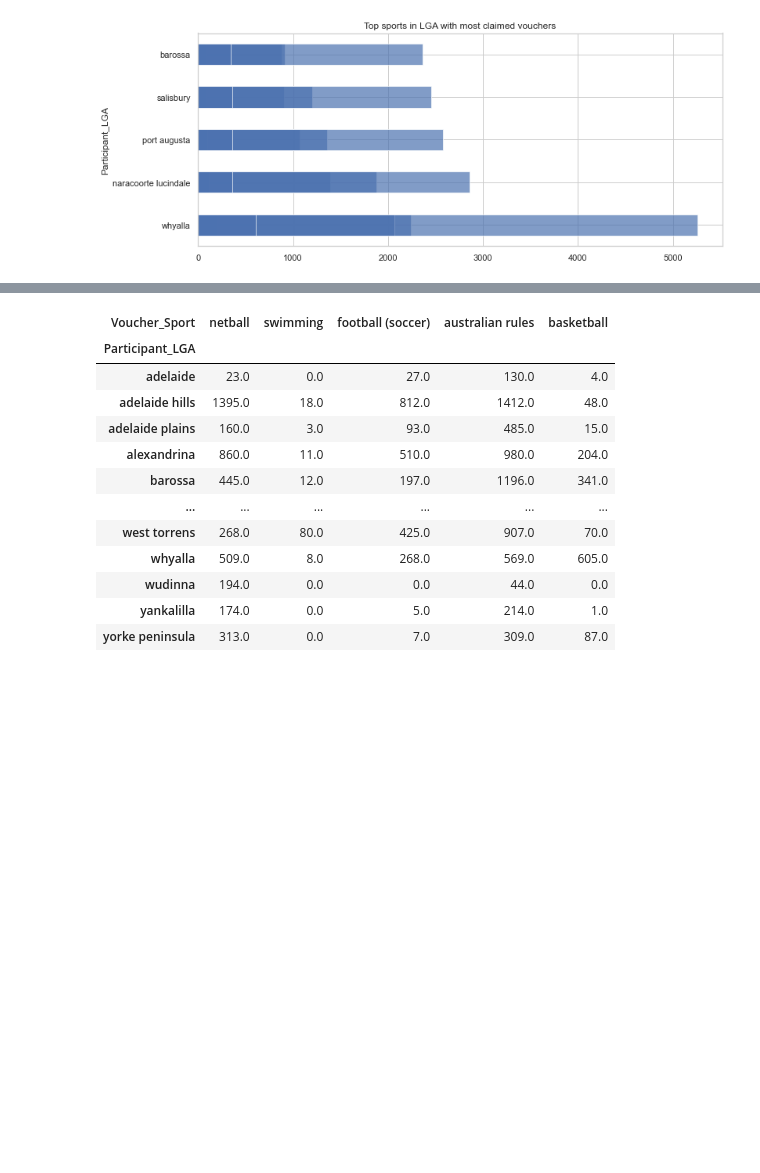
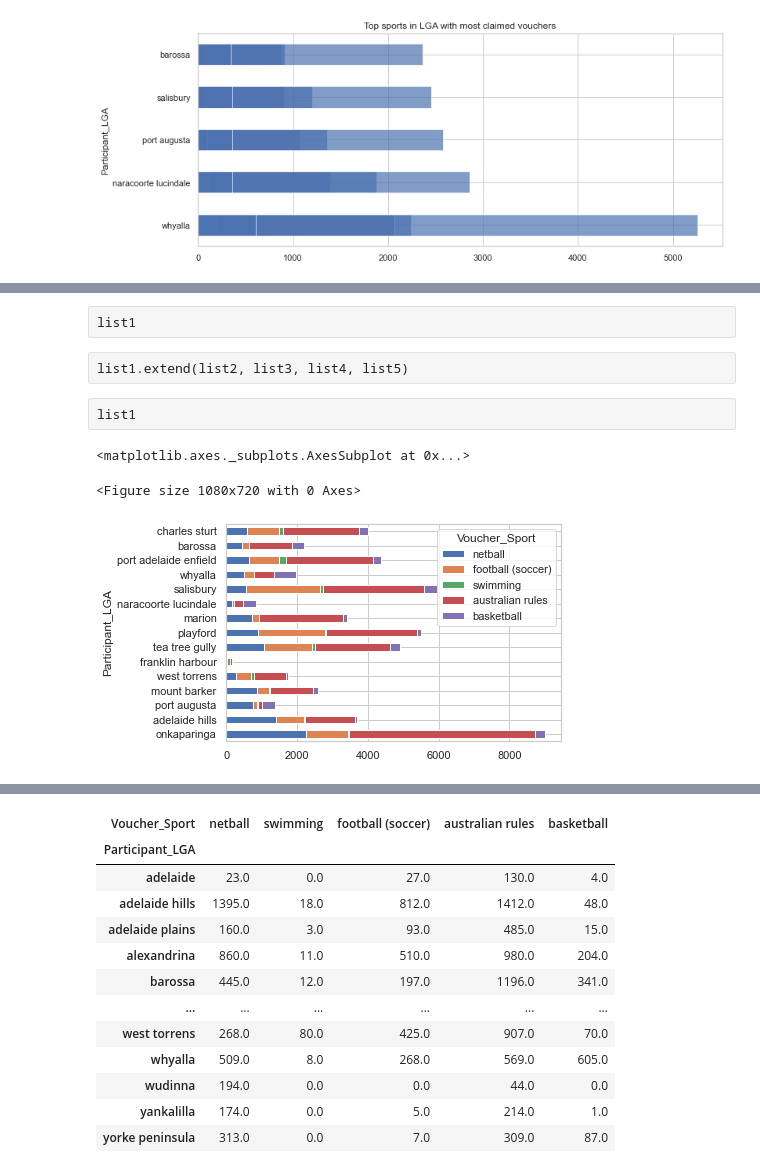
Before and after one commit to MQCOMP2200-S2-2021/Data-Science-Labs, a Jupyter notebook: Portfolio 2.ipynb, the cells around one changed output, grey strips where cells are left out. Saved outputs shown, nothing was run; the diff lists cells and outputs as text; code cells hidden in the pictures; blank space fills up the shorter version.

```diff
--- a/Portfolio 2.ipynb
+++ b/Portfolio 2.ipynb
@@ -535,0 +573,14 @@ basketball = pivot[topSports[4]].sort_values().nlargest(5)
+# %%
+list1.extend(list2)
+# %%
+list1.extend(list3)
+# %%
+list1.extend(list4)
+# %%
+list1.extend(list5)
+# %% [raw]
+list1
+# %% [raw]
+list1.extend(list2, list3, list4, list5)
+# %% [raw]
+list1
@@ -535,0 +589,10 @@ basketball = pivot[topSports[4]].sort_values().nlargest(5)
+# %%
+plt.figure(figsize=(15,10))
+
+pivot_top = pivot.loc[set(list1)]
+
+pivot_top[topSports].plot.barh(stacked=True)
+# %% [output]
+<matplotlib.axes._subplots.AxesSubplot at 0x...>
+<Figure size 1080x720 with 0 Axes>
+[figure, added]
```
Also changed, not shown: parts of 37 cells of this notebook.
